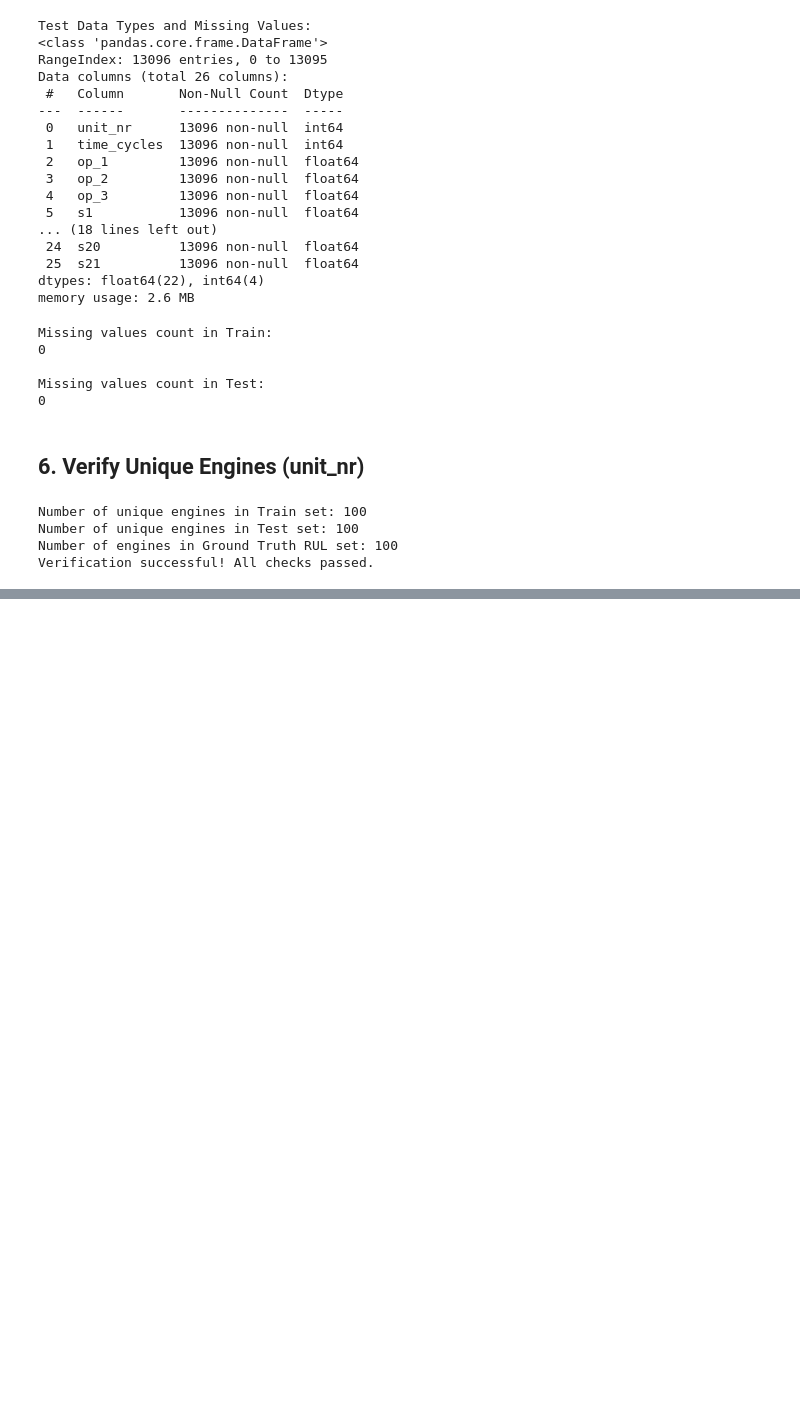
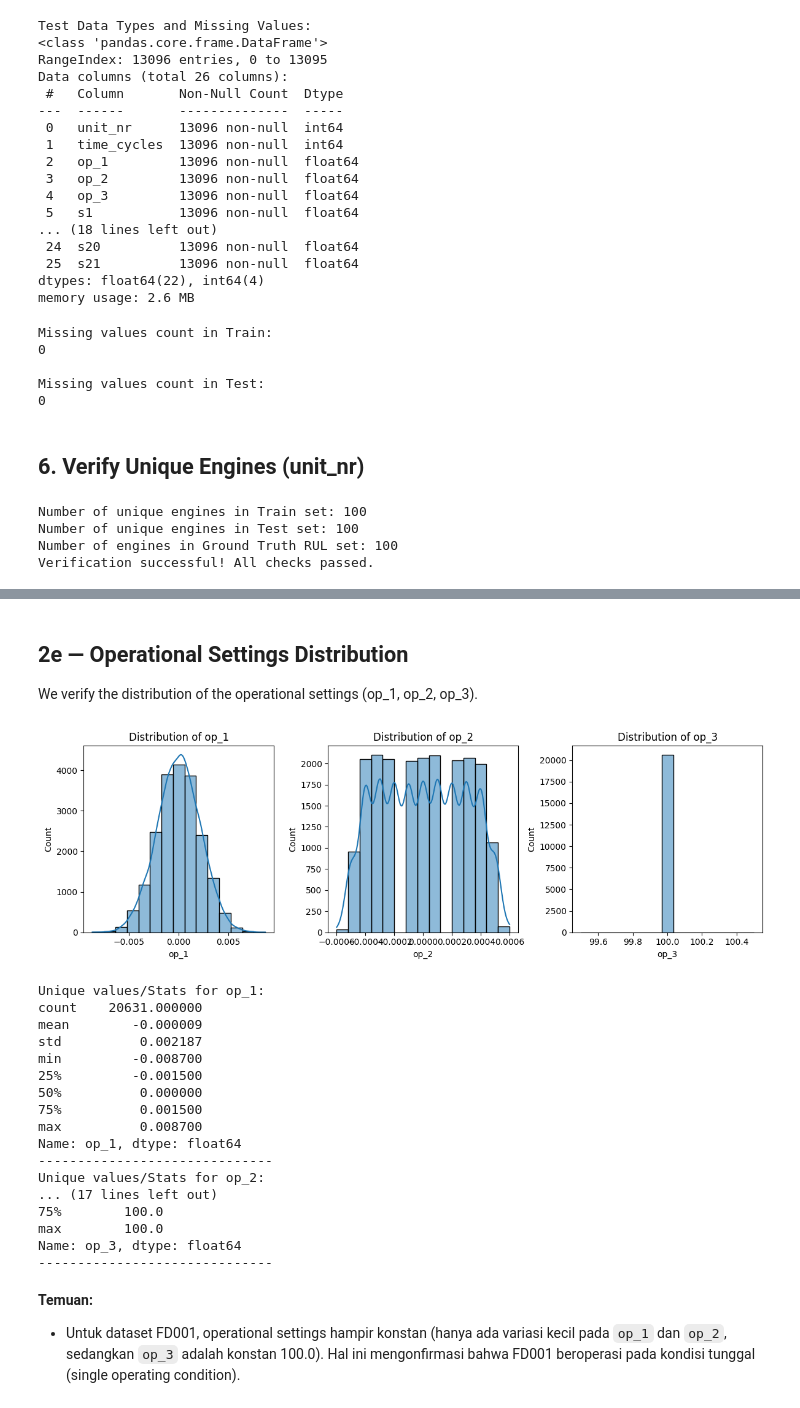
Before and after one commit to amrfad/mlops_experiment, a Jupyter notebook: preprocessing/Eksperimen_Amr.ipynb, the cells around one changed output, grey strips where cells are left out. Cells and saved outputs as stored; diff of their text form; code cells hidden in the pictures; blank space fills up the shorter version.

```diff
--- a/preprocessing/Eksperimen_Amr.ipynb
+++ b/preprocessing/Eksperimen_Amr.ipynb
@@ -174,0 +288,39 @@ Verification successful! All checks passed.
+# %% [markdown]
+## 2e — Operational Settings Distribution
+We verify the distribution of the operational settings (op_1, op_2, op_3).
+# %%
+op_cols = ['op_1', 'op_2', 'op_3']
+plt.figure(figsize=(12, 4))
+for i, op in enumerate(op_cols, 1):
+    plt.subplot(1, 3, i)
+    sns.histplot(train_df[op], kde=True, bins=15)
+    plt.title(f"Distribution of {op}")
+plt.tight_layout()
+plt.show()
+
+for op in op_cols:
+    print(f"Unique values/Stats for {op}:")
+    print(train_df[op].describe())
+    print("-" * 30)
+# %% [output]
+[figure, added]
+Unique values/Stats for op_1:
+count    20631.000000
+mean        -0.000009
+std          0.002187
+min         -0.008700
+25%         -0.001500
+50%          0.000000
+75%          0.001500
+max          0.008700
+Name: op_1, dtype: float64
+------------------------------
+Unique values/Stats for op_2:
+... (17 lines left out)
+75%        100.0
+max        100.0
+Name: op_3, dtype: float64
+------------------------------
+# %% [markdown]
+**Temuan:**
+- Untuk dataset FD001, operational settings hampir konstan (hanya ada variasi kecil pada `op_1` dan `op_2`, sedangkan `op_3` adalah konstan 100.0). Hal ini mengonfirmasi bahwa FD001 beroperasi pada kondisi tunggal (single operating condition).
```
Also changed, not shown: parts of 13 cells of this notebook, 1 other file.
